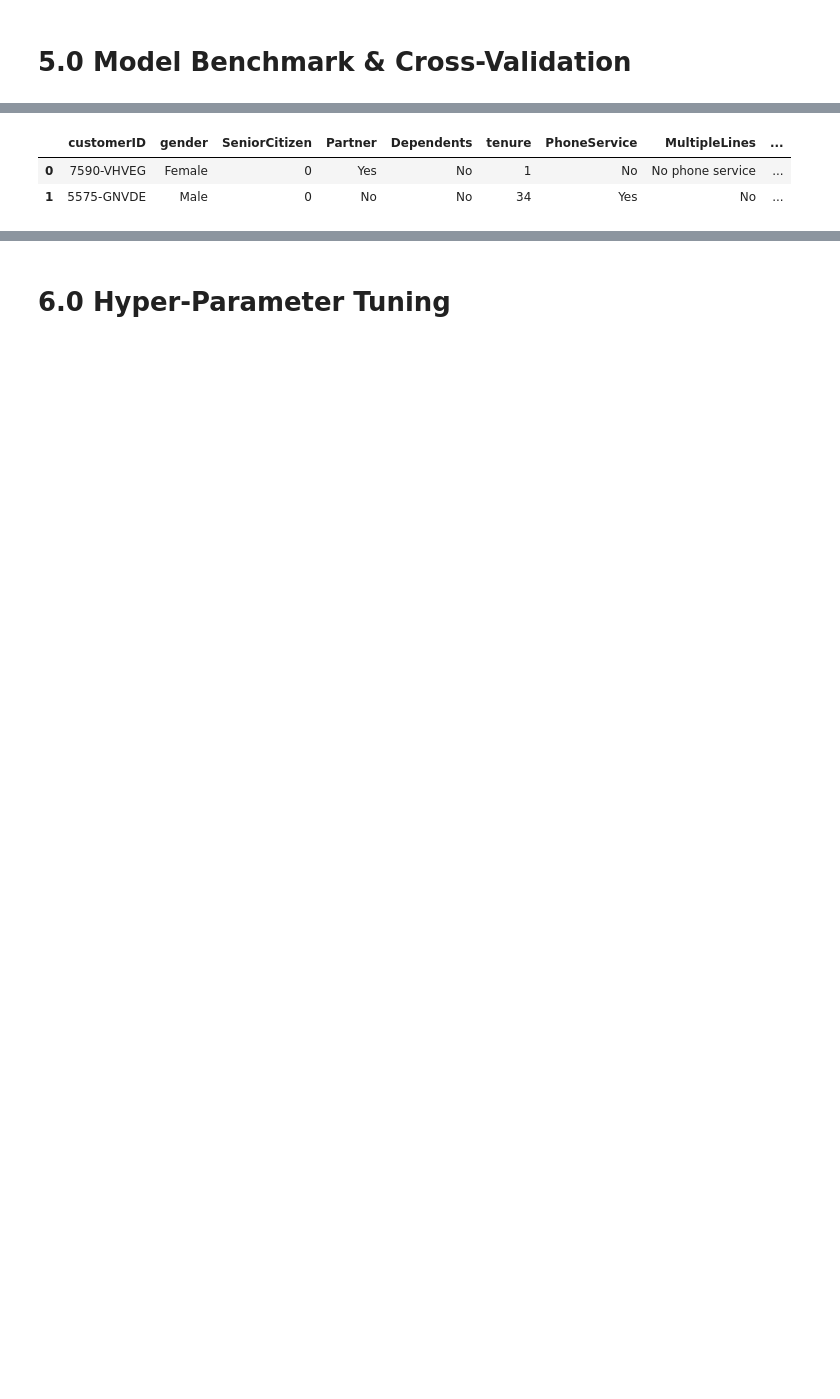
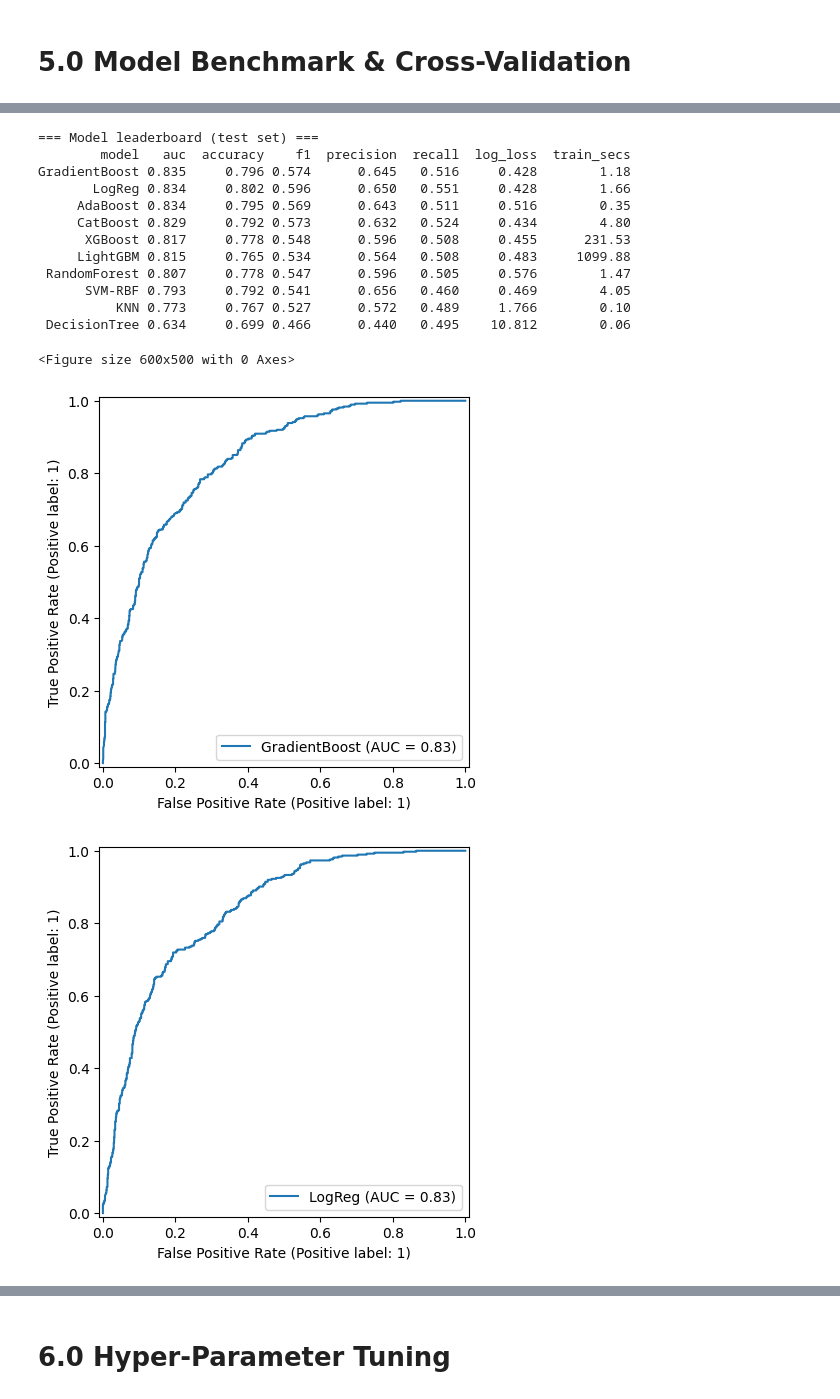
Before and after one commit to sidneipj1/telco_churn_case, a Jupyter notebook: notebooks/00_exploration_telco_churn_case.ipynb, the cells around one changed output, grey strips where cells are left out. Cells and saved outputs as stored; diff of their text form; code cells hidden in the pictures; blank space fills up the shorter version.

```diff
--- a/notebooks/00_exploration_telco_churn_case.ipynb
+++ b/notebooks/00_exploration_telco_churn_case.ipynb
@@ -961,3 +967,8 @@ plot_correlation_matrix(
 )
 # %% [output]
 [figure]
+# %%
+df_features["residual_charge"] = (
+    df_features["monthly_charge"] -
+    5.0 * df_features["services_count"]
+)
@@ -982,6 +1010,32 @@ Index(['customerID', 'gender', 'SeniorCitizen', 'Partner', 'Dependents',
-# %%
-df_model = df_features.drop(columns=["charge_tenure_ratio"])
-# %% [output]
-|  | customerID | gender | SeniorCitizen | Partner | Dependents | tenure | PhoneService | MultipleLines | ... |
-| 0 | 7590-VHVEG | Female | 0 | Yes | No | 1 | No | No phone service | ... |
-| 1 | 5575-GNVDE | Male | 0 | No | No | 34 | Yes | No | ... |
+# %%
+# A) RAW-LITE
+df_model_raw = df_features[RAW_NUM + RAW_CAT + ["Churn"]].copy()
+
+# B) FEATURE-ENGINEERED
+df_model_features = df_features[FE_NUM + FE_CAT + ["Churn"]].copy()
+
+# C) MIX
+df_model_mix = (
+    df_features[RAW_NUM + RAW_CAT]
+    .join(df_features[FE_NUM + FE_CAT])
+    .assign(Churn=df_features["Churn"])
+)
+
+DROP = ["TotalCharges",                 # cstrong correlation with tenure*monthly
+        "PaperlessBilling",             # duplicated paperless_billing
+        "MonthlyCharges",               # keep monthly_charge
+        "Contract", "PaymentMethod"]    # replaced by new dummies
+df_model_mix = df_model_mix.drop(columns=DROP)
+# %%
+def _safe_display_perf(perf: pd.DataFrame) -> None:
+    """Pretty print with .style if Jinja2 is available, else plain text."""
+    try:
+        import jinja2  # noqa: F401
+        display(
+            perf.style.format(
+                {"auc":"{:.3f}", "accuracy":"{:.3f}", "f1":"{:.3f}",
+                 "precision":"{:.3f}", "recall":"{:.3f}", "log_loss":"{:.3f}"}
+            )
+        )
+    except ModuleNotFoundError:
+        print(perf.round(3).to_string(index=False))
@@ -987,0 +1152,7 @@ df_model = df_features.drop(columns=["charge_tenure_ratio"])
+# %%
+# ================= RAW-LITE
+perf_raw = evaluate_models(df_model_raw,
+                           num_cols=RAW_NUM,
+                           cat_cols=RAW_CAT,
+                           target_col="Churn")
+# %% [output]
@@ -987,0 +1167,15 @@ df_model = df_features.drop(columns=["charge_tenure_ratio"])
+=== Model leaderboard (test set) ===
+        model   auc  accuracy    f1  precision  recall  log_loss  train_secs
+GradientBoost 0.835     0.796 0.574      0.645   0.516     0.428        1.18
+       LogReg 0.834     0.802 0.596      0.650   0.551     0.428        1.66
+     AdaBoost 0.834     0.795 0.569      0.643   0.511     0.516        0.35
+     CatBoost 0.829     0.792 0.573      0.632   0.524     0.434        4.80
+      XGBoost 0.817     0.778 0.548      0.596   0.508     0.455      231.53
+     LightGBM 0.815     0.765 0.534      0.564   0.508     0.483     1099.88
+ RandomForest 0.807     0.778 0.547      0.596   0.505     0.576        1.47
+      SVM-RBF 0.793     0.792 0.541      0.656   0.460     0.469        4.05
+          KNN 0.773     0.767 0.527      0.572   0.489     1.766        0.10
+ DecisionTree 0.634     0.699 0.466      0.440   0.495    10.812        0.06
+<Figure size 600x500 with 0 Axes>
+[figure, added]
+[figure, added]
```
Also changed, not shown: parts of 26 cells of this notebook, 8 other files.
